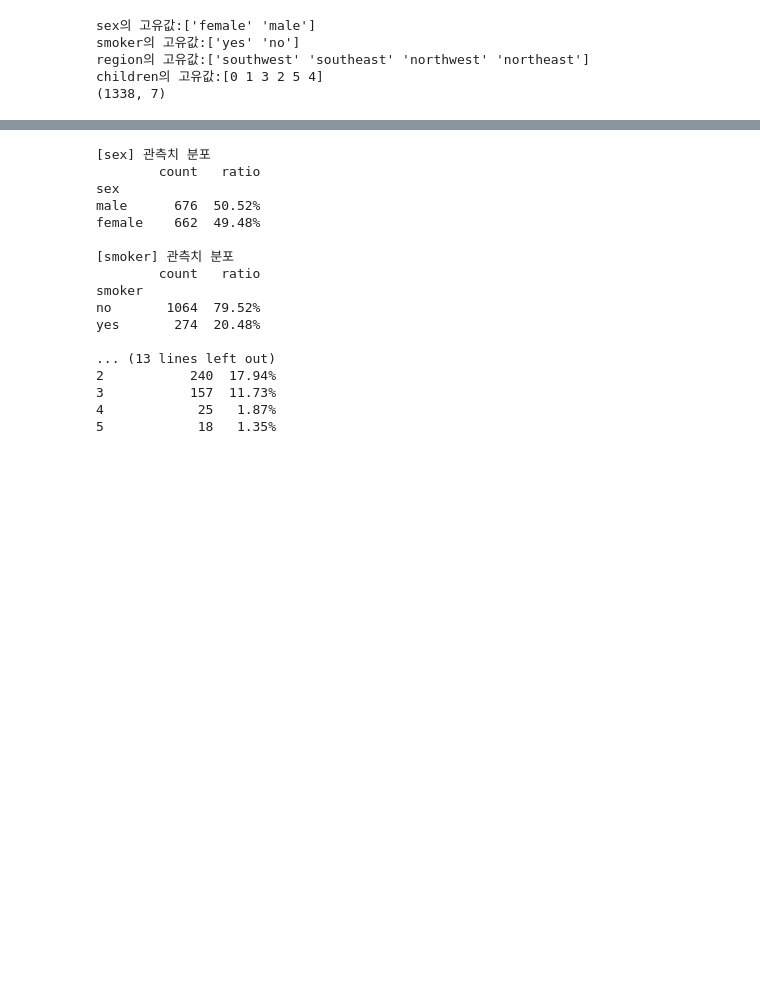
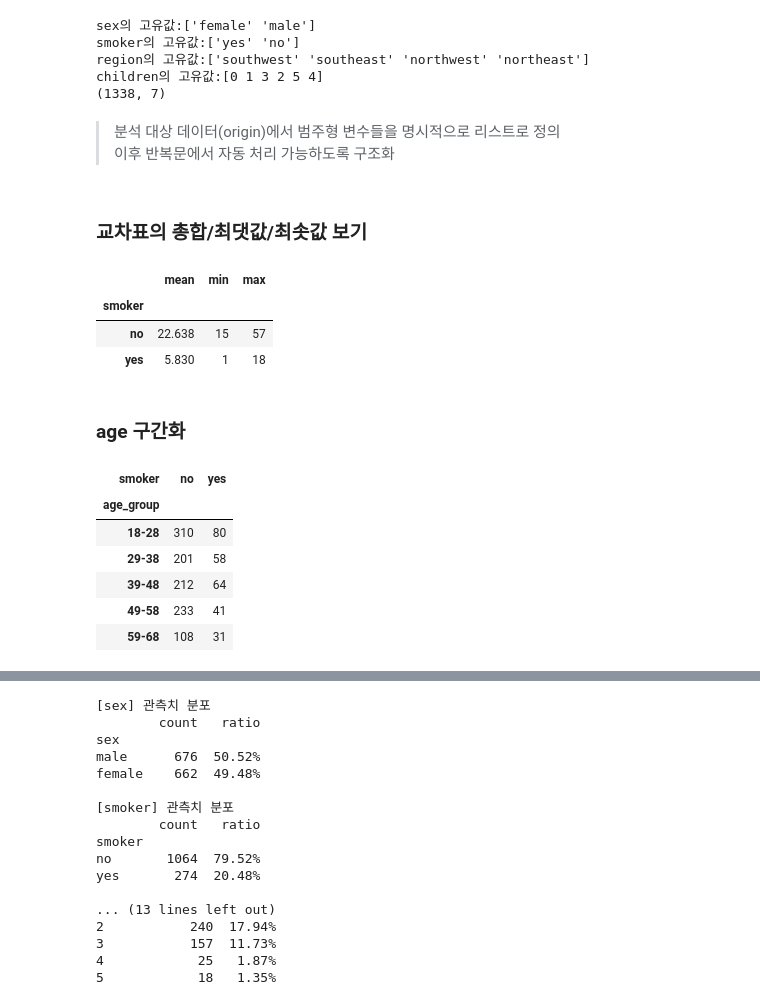
Before and after one commit to GYULLTANGURRI/main, a Jupyter notebook: 12월/데이터분석 캡스톤/데이터분석 캡스톤06/데이터분석 캡스톤06.ipynb, the cells around one changed output, grey strips where cells are left out. Saved outputs shown, nothing was run; the diff lists cells and outputs as text; code cells hidden in the pictures; blank space fills up the shorter version.

```diff
--- a/12월/데이터분석 캡스톤/데이터분석 캡스톤06/데이터분석 캡스톤06.ipynb
+++ b/12월/데이터분석 캡스톤/데이터분석 캡스톤06/데이터분석 캡스톤06.ipynb
@@ -123,3 +128,45 @@ smoker의 고유값:['yes' 'no']
 region의 고유값:['southwest' 'southeast' 'northwest' 'northeast']
 children의 고유값:[0 1 3 2 5 4]
 (1338, 7)
+# %% [markdown]
+> 분석 대상 데이터(origin)에서 범주형 변수들을 명시적으로 리스트로 정의<br>
+> 이후 반복문에서 자동 처리 가능하도록 구조화
+# %% [markdown]
+### 교차표의 총합/최댓값/최솟값 보기
+# %%
+ct = pd.crosstab(origin['age'], origin['smoker'])
+
+summary_col = pd.DataFrame({
+    'mean':ct.mean(),
+    'min':ct.min(),
+    'max':ct.max()
+})
+
+summary_col["min"].value_counts()
+summary_col
+# %% [output]
+|  | mean | min | max |
+| smoker |  |  |  |
+| no | 22.638 | 15 | 57 |
+| yes | 5.830 | 1 | 18 |
+# %% [markdown]
+### age 구간화
+# %%
+origin['age_group'] = pd.cut(
+    origin['age'],
+    bins = [18,28,38,48, 58, 68 ],
+    labels = ['18-28', '29-38', '39-48', '49-58', '59-68'],
+    right = True,
+    include_lowest = True
+)
+
+# age_group x smoker 교차표
+pd.crosstab(origin['age_group'], origin['smoker'])
+# %% [output]
+| smoker | no | yes |
+| age_group |  |  |
+| 18-28 | 310 | 80 |
+| 29-38 | 201 | 58 |
+| 39-48 | 212 | 64 |
+| 49-58 | 233 | 41 |
+| 59-68 | 108 | 31 |
```
Also changed, not shown: parts of 25 cells of this notebook, 13 other files.
